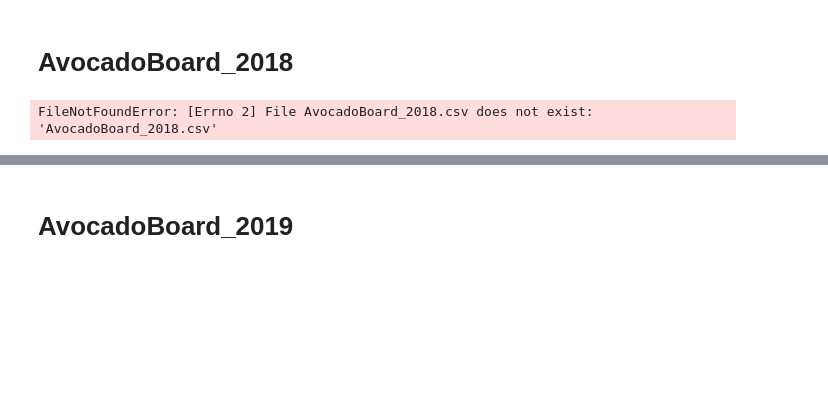
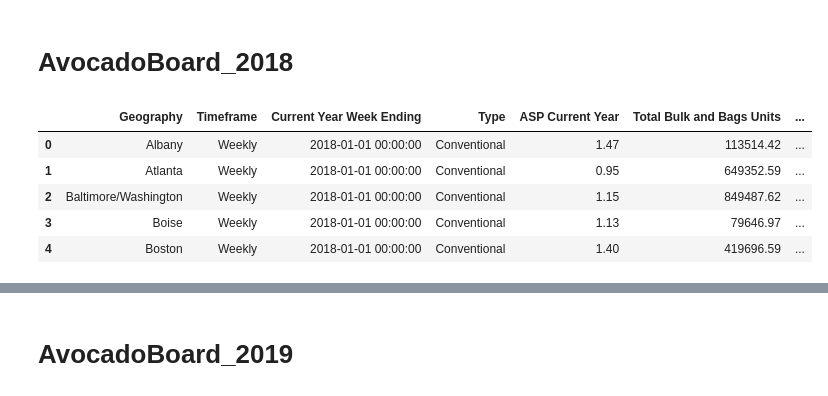
Before and after one commit to davidmcbee/Health_and_Avocados, a Jupyter notebook: clean_prices.ipynb, the cells around one changed output, grey strips where cells are left out. Saved outputs shown, nothing was run; the diff lists cells and outputs as text; code cells hidden in the pictures; blank space fills up the shorter version.

```diff
--- a/clean_prices.ipynb
+++ b/clean_prices.ipynb
@@ -6,10 +6,15 @@ import datetime
 # AvocadoBoard_2018
 # %%
 # read in 2018 avo prices
-prices_2018 = pd.read_csv("rAvocadoBoard_2018.csv")
+prices_2018 = pd.read_csv("raw/AvocadoBoard_2018.csv")
 prices_2018.head()
 # %% [output]
-FileNotFoundError: [Errno 2] File AvocadoBoard_2018.csv does not exist: 'AvocadoBoard_2018.csv'
+|  | Geography | Timeframe | Current Year Week Ending | Type | ASP Current Year | Total Bulk and Bags Units | ... |
+| 0 | Albany | Weekly | 2018-01-01 00:00:00 | Conventional | 1.47 | 113514.42 | ... |
+| 1 | Atlanta | Weekly | 2018-01-01 00:00:00 | Conventional | 0.95 | 649352.59 | ... |
+| 2 | Baltimore/Washington | Weekly | 2018-01-01 00:00:00 | Conventional | 1.15 | 849487.62 | ... |
+| 3 | Boise | Weekly | 2018-01-01 00:00:00 | Conventional | 1.13 | 79646.97 | ... |
+| 4 | Boston | Weekly | 2018-01-01 00:00:00 | Conventional | 1.40 | 419696.59 | ... |
 # %%
 # rename columns
 prices_2018.columns = ["geography", "timeframe", "date", "type", "avg_price", "total_volume", "4046_units",
```
Also changed, not shown: parts of 27 cells of this notebook.
